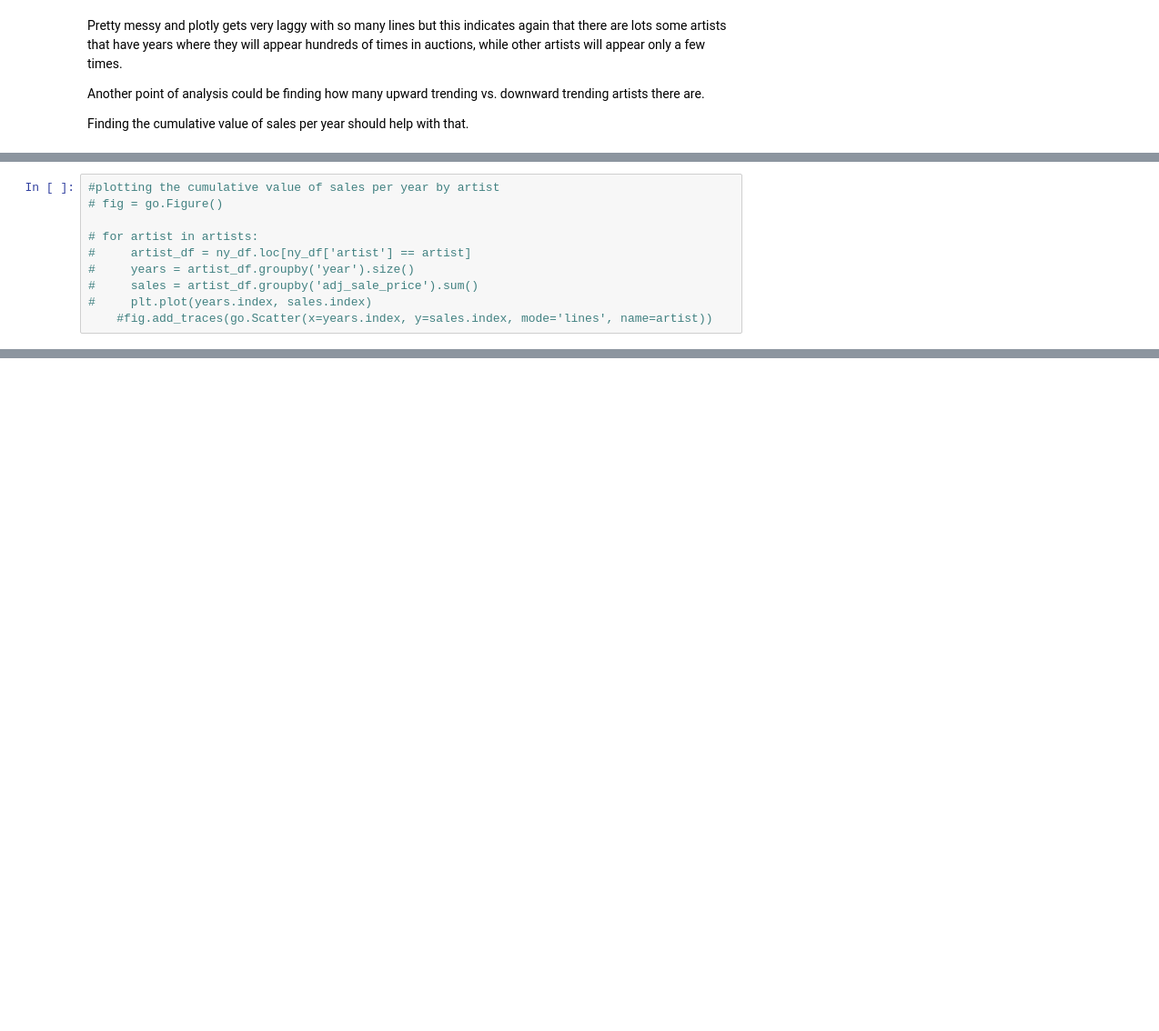
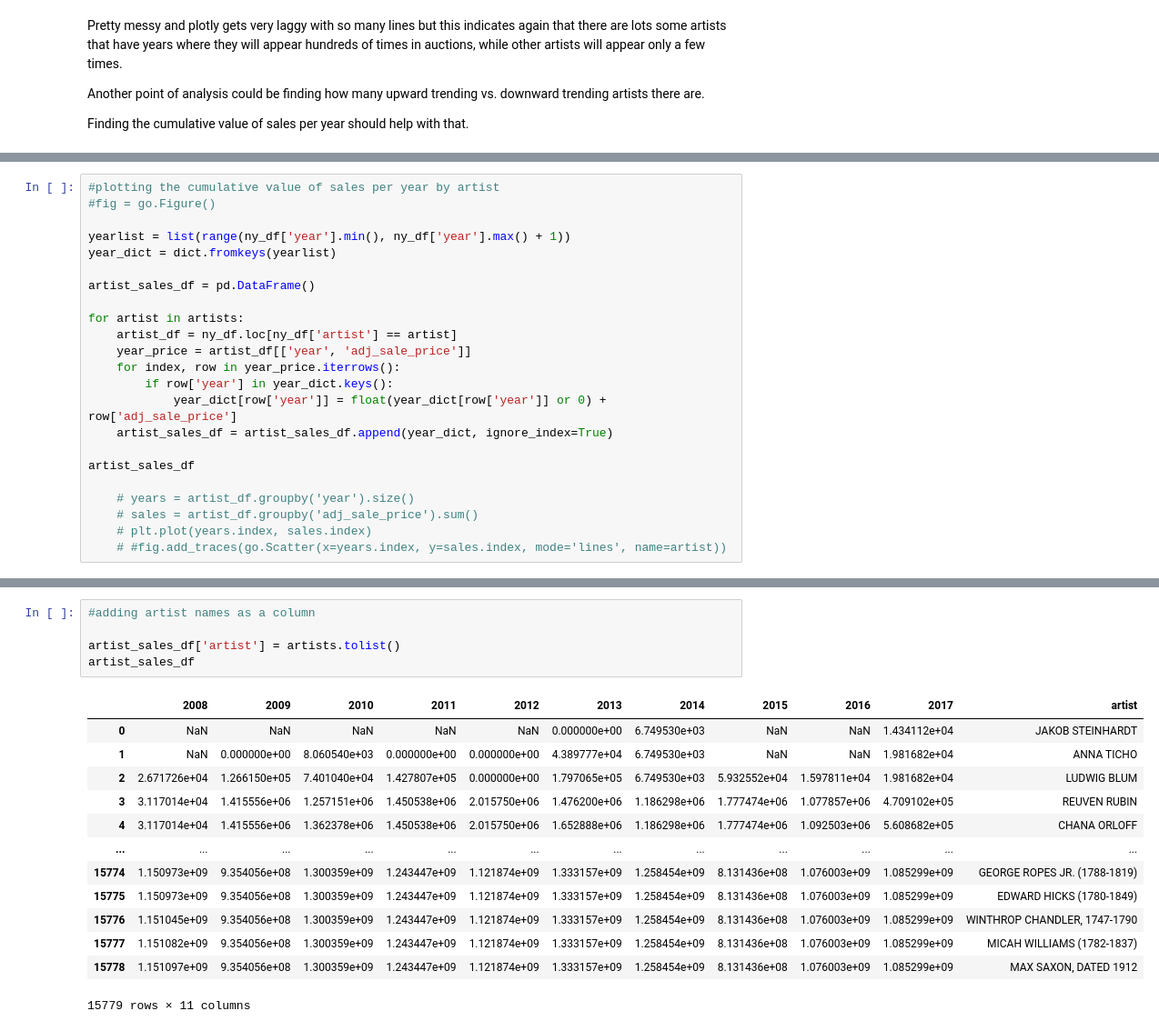
Before and after one commit to alchemicHen/art_project_november, a Jupyter notebook: art_eda.ipynb, the cells around one changed output, grey strips where cells are left out. Shown at 91% size. Drawn from its saved outputs; the diff is of its cells as text; blank space fills up the shorter version.

Commit message:
compiled yearly adjusted sales per artist

```diff
--- a/art_eda.ipynb
+++ b/art_eda.ipynb
@@ -170,11 +172,24 @@ Finding the cumulative value of sales per year should help with that.
 # %%
 #plotting the cumulative value of sales per year by artist
-# fig = go.Figure()
+#fig = go.Figure()
 
-# for artist in artists:
-#     artist_df = ny_df.loc[ny_df['artist'] == artist]
-#     years = artist_df.groupby('year').size()
-#     sales = artist_df.groupby('adj_sale_price').sum()
-#     plt.plot(years.index, sales.index)
-    #fig.add_traces(go.Scatter(x=years.index, y=sales.index, mode='lines', name=artist))
+yearlist = list(range(ny_df['year'].min(), ny_df['year'].max() + 1))
+year_dict = dict.fromkeys(yearlist)
+
+artist_sales_df = pd.DataFrame()
+
+for artist in artists:
+    artist_df = ny_df.loc[ny_df['artist'] == artist]
+    year_price = artist_df[['year', 'adj_sale_price']]
+    for index, row in year_price.iterrows():
+        if row['year'] in year_dict.keys():
+            year_dict[row['year']] = float(year_dict[row['year']] or 0) + row['adj_sale_price']
+    artist_sales_df = artist_sales_df.append(year_dict, ignore_index=True)
+
+artist_sales_df
+
+    # years = artist_df.groupby('year').size()
+    # sales = artist_df.groupby('adj_sale_price').sum()
+    # plt.plot(years.index, sales.index)
+    # #fig.add_traces(go.Scatter(x=years.index, y=sales.index, mode='lines', name=artist))
 # %% [output]
@@ -182,0 +209,19 @@ ValueError: x and y must have same first dimension, but have shapes (6,) and (5,
+# %%
+#adding artist names as a column
+
+artist_sales_df['artist'] = artists.tolist()
+artist_sales_df
+# %% [output]
+|  | 2008 | 2009 | 2010 | 2011 | 2012 | 2013 | 2014 | 2015 | 2016 | 2017 | artist |
+| 0 | NaN | NaN | NaN | NaN | NaN | 0.000000e+00 | 6.749530e+03 | NaN | NaN | 1.434112e+04 | JAKOB STEINHARDT |
+| 1 | NaN | 0.000000e+00 | 8.060540e+03 | 0.000000e+00 | 0.000000e+00 | 4.389777e+04 | 6.749530e+03 | NaN | NaN | 1.981682e+04 | ANNA TICHO |
+| 2 | 2.671726e+04 | 1.266150e+05 | 7.401040e+04 | 1.427807e+05 | 0.000000e+00 | 1.797065e+05 | 6.749530e+03 | 5.932552e+04 | 1.597811e+04 | 1.981682e+04 | LUDWIG BLUM |
+| 3 | 3.117014e+04 | 1.415556e+06 | 1.257151e+06 | 1.450538e+06 | 2.015750e+06 | 1.476200e+06 | 1.186298e+06 | 1.777474e+06 | 1.077857e+06 | 4.709102e+05 | REUVEN RUBIN |
+| 4 | 3.117014e+04 | 1.415556e+06 | 1.362378e+06 | 1.450538e+06 | 2.015750e+06 | 1.652888e+06 | 1.186298e+06 | 1.777474e+06 | 1.092503e+06 | 5.608682e+05 | CHANA ORLOFF |
+| ... | ... | ... | ... | ... | ... | ... | ... | ... | ... | ... | ... |
+| 15774 | 1.150973e+09 | 9.354056e+08 | 1.300359e+09 | 1.243447e+09 | 1.121874e+09 | 1.333157e+09 | 1.258454e+09 | 8.131436e+08 | 1.076003e+09 | 1.085299e+09 | GEORGE ROPES JR. (1788-1819) |
+| 15775 | 1.150973e+09 | 9.354056e+08 | 1.300359e+09 | 1.243447e+09 | 1.121874e+09 | 1.333157e+09 | 1.258454e+09 | 8.131436e+08 | 1.076003e+09 | 1.085299e+09 | EDWARD HICKS (1780-1849) |
+| 15776 | 1.151045e+09 | 9.354056e+08 | 1.300359e+09 | 1.243447e+09 | 1.121874e+09 | 1.333157e+09 | 1.258454e+09 | 8.131436e+08 | 1.076003e+09 | 1.085299e+09 | WINTHROP CHANDLER, 1747-1790 |
+| 15777 | 1.151082e+09 | 9.354056e+08 | 1.300359e+09 | 1.243447e+09 | 1.121874e+09 | 1.333157e+09 | 1.258454e+09 | 8.131436e+08 | 1.076003e+09 | 1.085299e+09 | MICAH WILLIAMS (1782-1837) |
+| 15778 | 1.151097e+09 | 9.354056e+08 | 1.300359e+09 | 1.243447e+09 | 1.121874e+09 | 1.333157e+09 | 1.258454e+09 | 8.131436e+08 | 1.076003e+09 | 1.085299e+09 | MAX SAXON, DATED 1912 |
+15779 rows × 11 columns
```
Also changed, not shown: parts of 6 cells of this notebook.
